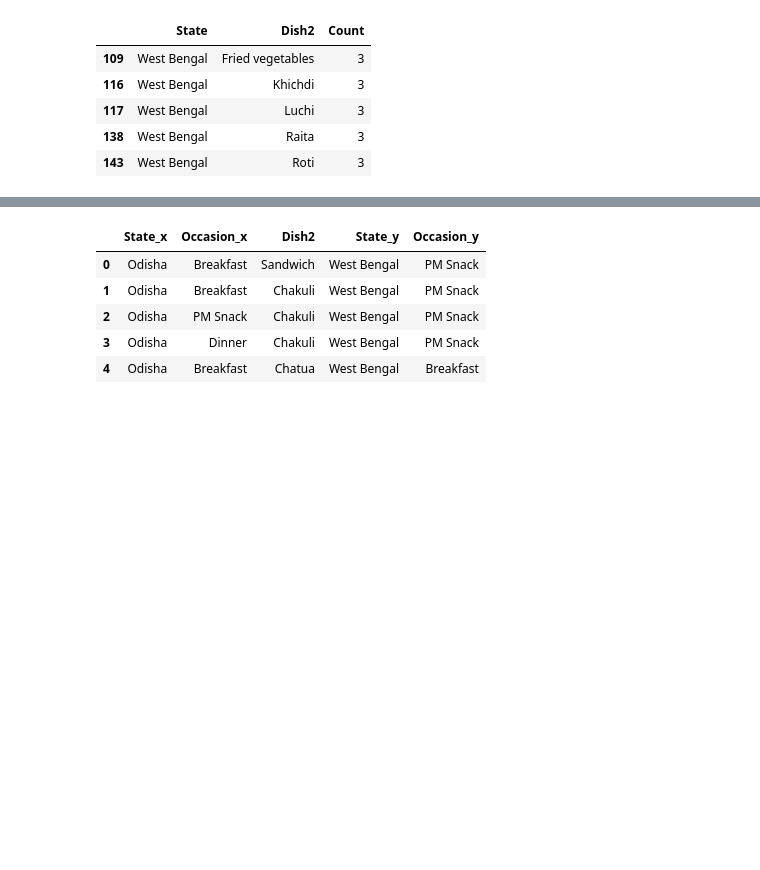
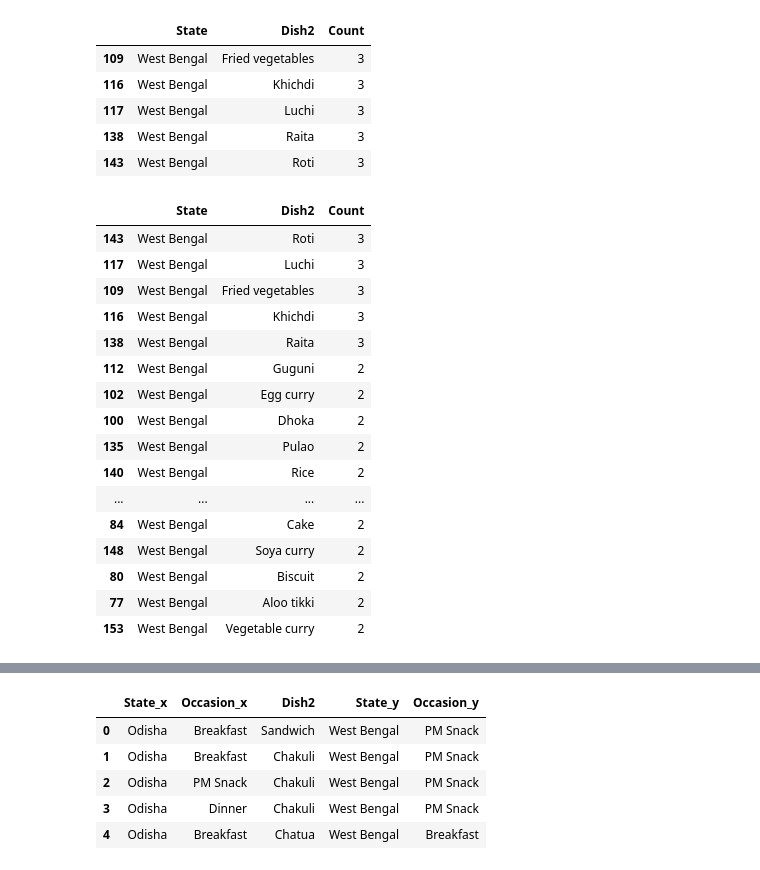
Before and after one commit to rochiecuevas/FoodChoice, a Jupyter notebook: Expert_Elicitation.ipynb, the cells around one changed output, grey strips where cells are left out. Drawn from its saved outputs; the diff is of its cells as text; code cells hidden in the pictures; blank space fills up the shorter version.

Commit message:
code to determine the frequently mentioned dishes per state

```diff
--- a/Expert_Elicitation.ipynb
+++ b/Expert_Elicitation.ipynb
@@ -70,3 +70,24 @@ dish_grouped.sort_values(["State","Count"], ascending = False).head()
 | 117 | West Bengal | Luchi | 3 |
 | 138 | West Bengal | Raita | 3 |
 | 143 | West Bengal | Roti | 3 |
+# %%
+# Top 21 mentioned dishes from West Bengal
+dish_grouped[dish_grouped["State"] == "West Bengal"].sort_values("Count", ascending = False).head(21)
+# %% [output]
+|  | State | Dish2 | Count |
+| 143 | West Bengal | Roti | 3 |
+| 117 | West Bengal | Luchi | 3 |
+| 109 | West Bengal | Fried vegetables | 3 |
+| 116 | West Bengal | Khichdi | 3 |
+| 138 | West Bengal | Raita | 3 |
+| 112 | West Bengal | Guguni | 2 |
+| 102 | West Bengal | Egg curry | 2 |
+| 100 | West Bengal | Dhoka | 2 |
+| 135 | West Bengal | Pulao | 2 |
+| 140 | West Bengal | Rice | 2 |
+| ... | ... | ... | ... |
+| 84 | West Bengal | Cake | 2 |
+| 148 | West Bengal | Soya curry | 2 |
+| 80 | West Bengal | Biscuit | 2 |
+| 77 | West Bengal | Aloo tikki | 2 |
+| 153 | West Bengal | Vegetable curry | 2 |
```
Also changed, not shown: parts of 3 cells of this notebook.
